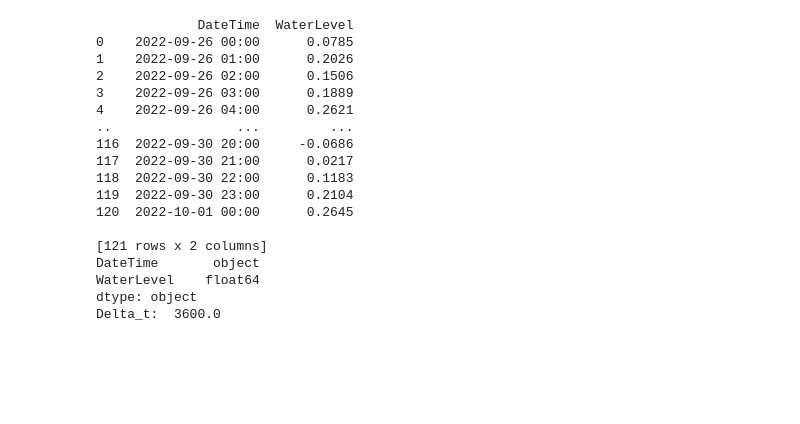
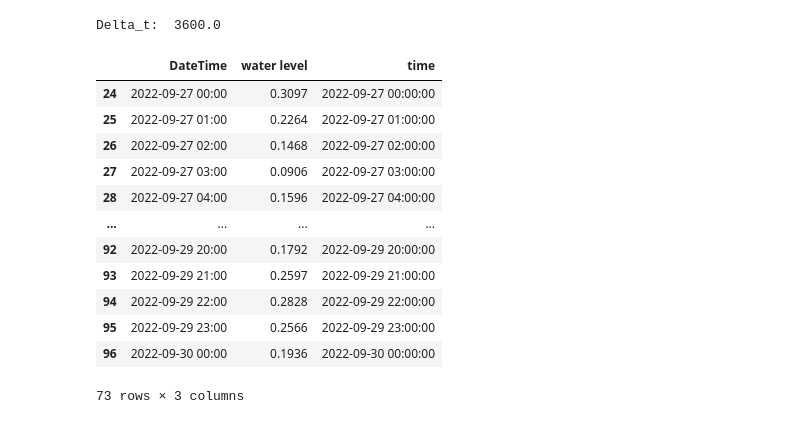
Before and after one commit to csherwood-usgs/NOPP_comparison, a Jupyter notebook: BAMS_FtMeyers_TS.ipynb, the cells around one changed output. Saved outputs shown, nothing was run; the diff lists cells and outputs as text; code cells hidden in the pictures; blank space fills up the shorter version.

```diff
--- a/BAMS_FtMeyers_TS.ipynb
+++ b/BAMS_FtMeyers_TS.ipynb
@@ -53,30 +69,29 @@ plot_end_time = pd.Timestamp('2022-09-30 00:00:00')
 # %%
+# Read COAWST data
 data_dir = "F:/crs/proj/2025_NOPP_comparison/BAMS_figure/ROMS/"
 fn = 'ROMS_FtMyers_water_level.csv'
-dfR = pd.read_csv(data_dir+fn)
-print(dfR)
-print(dfR.dtypes)
+df = pd.read_csv(data_dir+fn)
+df.rename(columns={"WaterLevel": "water level"}, inplace=True)
+
 # Compute delta_t in seconds
-dfR["time"] = pd.to_datetime(dfR["DateTime"])
-delta_t = (dfR["time"].diff().dropna().dt.total_seconds()).iloc[0]
-
+df["time"] = pd.to_datetime(df["DateTime"])
+delta_t = (df["time"].diff().dropna().dt.total_seconds()).iloc[0]
 print('Delta_t: ', delta_t)
+# Clip to plot times
+df_coawst = df[(df["time"] >= plot_start_time) & (df["time"] <= plot_end_time)]
+df_coawst
 # %% [output]
-             DateTime  WaterLevel
-0    2022-09-26 00:00      0.0785
-1    2022-09-26 01:00      0.2026
-2    2022-09-26 02:00      0.1506
-3    2022-09-26 03:00      0.1889
-4    2022-09-26 04:00      0.2621
-..                ...         ...
-116  2022-09-30 20:00     -0.0686
-117  2022-09-30 21:00      0.0217
-118  2022-09-30 22:00      0.1183
-119  2022-09-30 23:00      0.2104
-120  2022-10-01 00:00      0.2645
-
-[121 rows x 2 columns]
-DateTime       object
-WaterLevel    float64
-dtype: object
 Delta_t:  3600.0
+|  | DateTime | water level | time |
+| 24 | 2022-09-27 00:00 | 0.3097 | 2022-09-27 00:00:00 |
+| 25 | 2022-09-27 01:00 | 0.2264 | 2022-09-27 01:00:00 |
+| 26 | 2022-09-27 02:00 | 0.1468 | 2022-09-27 02:00:00 |
+| 27 | 2022-09-27 03:00 | 0.0906 | 2022-09-27 03:00:00 |
+| 28 | 2022-09-27 04:00 | 0.1596 | 2022-09-27 04:00:00 |
+| ... | ... | ... | ... |
+| 92 | 2022-09-29 20:00 | 0.1792 | 2022-09-29 20:00:00 |
+| 93 | 2022-09-29 21:00 | 0.2597 | 2022-09-29 21:00:00 |
+| 94 | 2022-09-29 22:00 | 0.2828 | 2022-09-29 22:00:00 |
+| 95 | 2022-09-29 23:00 | 0.2566 | 2022-09-29 23:00:00 |
+| 96 | 2022-09-30 00:00 | 0.1936 | 2022-09-30 00:00:00 |
+73 rows × 3 columns
```
Also changed, not shown: parts of 9 cells of this notebook, 3 other files.
